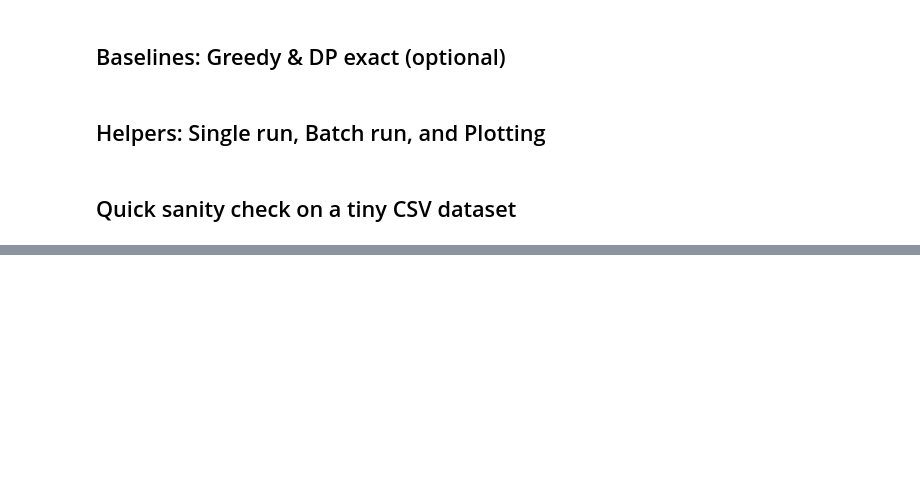
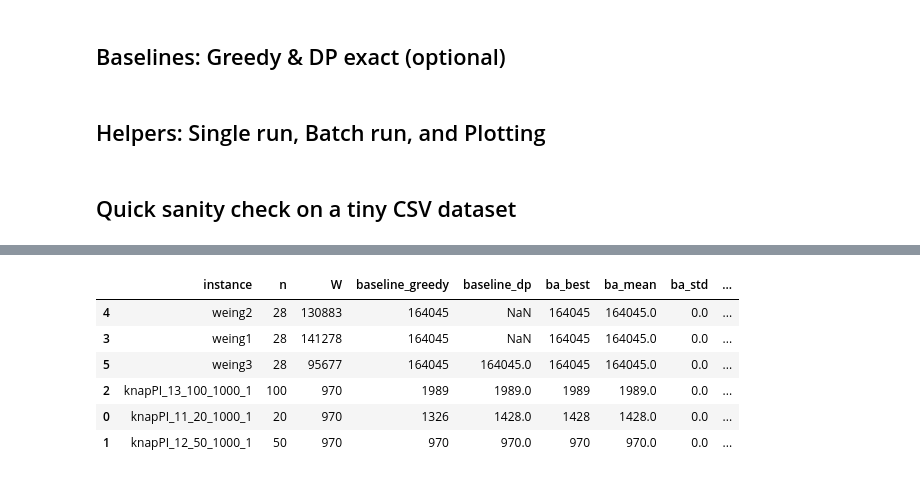
Before and after one commit to QuasimodoCodes/4610-Final, a Jupyter notebook: KnapsackProblemBeesAlgorithm/BA_Knapsack_test.ipynb, the cells around one changed output, grey strips where cells are left out. Saved outputs shown, nothing was run; the diff lists cells and outputs as text; code cells hidden in the pictures; blank space fills up the shorter version.

```diff
--- a/KnapsackProblemBeesAlgorithm/BA_Knapsack_test.ipynb
+++ b/KnapsackProblemBeesAlgorithm/BA_Knapsack_test.ipynb
@@ -372,0 +615,11 @@ plot_convergence("toy_conv.csv")  # display inline
+# %%
+display_cols = ["instance","n","W","baseline_greedy","baseline_dp","ba_best","ba_mean","ba_std","improvement_over_greedy_%"]
+summary_df[display_cols].sort_values("ba_mean", ascending=False)
+# %% [output]
+|  | instance | n | W | baseline_greedy | baseline_dp | ba_best | ba_mean | ba_std | ... |
+| 4 | weing2 | 28 | 130883 | 164045 | NaN | 164045 | 164045.0 | 0.0 | ... |
+| 3 | weing1 | 28 | 141278 | 164045 | NaN | 164045 | 164045.0 | 0.0 | ... |
+| 5 | weing3 | 28 | 95677 | 164045 | 164045.0 | 164045 | 164045.0 | 0.0 | ... |
+| 2 | knapPI_13_100_1000_1 | 100 | 970 | 1989 | 1989.0 | 1989 | 1989.0 | 0.0 | ... |
+| 0 | knapPI_11_20_1000_1 | 20 | 970 | 1326 | 1428.0 | 1428 | 1428.0 | 0.0 | ... |
+| 1 | knapPI_12_50_1000_1 | 50 | 970 | 970 | 970.0 | 970 | 970.0 | 0.0 | ... |
```
Also changed, not shown: parts of 20 cells of this notebook, 14 other files.
